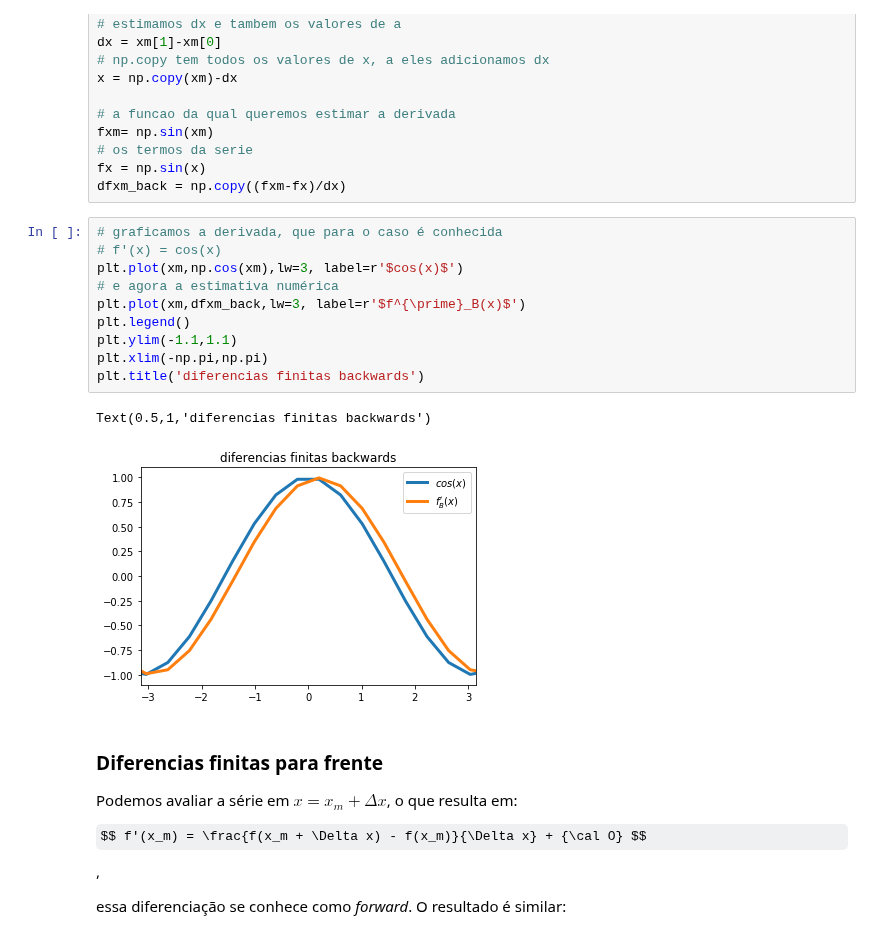
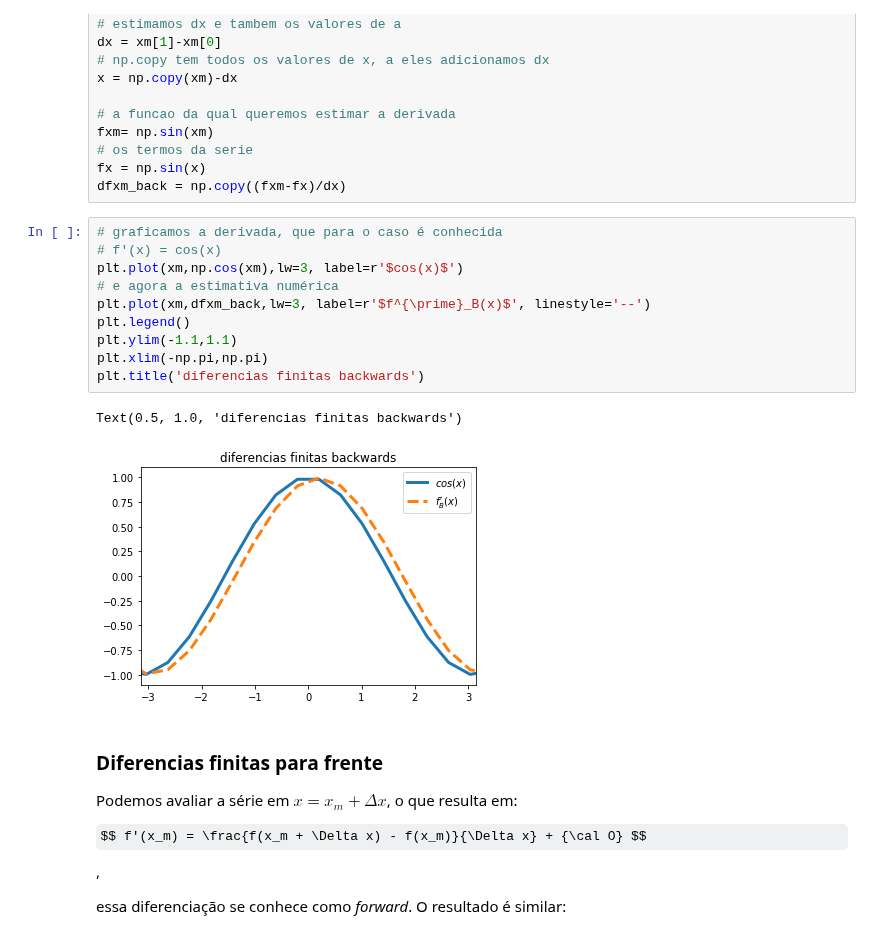
Before and after one commit to tavo-buk/icfis, a Jupyter notebook: 05-taylor-series.ipynb, the cells around one changed output. Drawn from its saved outputs; the diff is of its cells as text; some formulas as TeX source.

```diff
--- a/05-taylor-series.ipynb
+++ b/05-taylor-series.ipynb
@@ -96,16 +99,16 @@ dfxm_back = np.copy((fxm-fx)/dx)
 # %%
 # graficamos a derivada, que para o caso é conhecida
 # f'(x) = cos(x)
 plt.plot(xm,np.cos(xm),lw=3, label=r'$cos(x)$')
 # e agora a estimativa numérica
-plt.plot(xm,dfxm_back,lw=3, label=r'$f^{\prime}_B(x)$')
+plt.plot(xm,dfxm_back,lw=3, label=r'$f^{\prime}_B(x)$', linestyle='--')
 plt.legend()
 plt.ylim(-1.1,1.1)
 plt.xlim(-np.pi,np.pi)
 plt.title('diferencias finitas backwards')
 # %% [output]
-Text(0.5,1,'diferencias finitas backwards')
+Text(0.5, 1.0, 'diferencias finitas backwards')
-[figure, old version]
+[figure, new version]
 # %% [markdown]
 ### Diferencias finitas para frente
 
```
Also changed, not shown: parts of 6 cells of this notebook.
